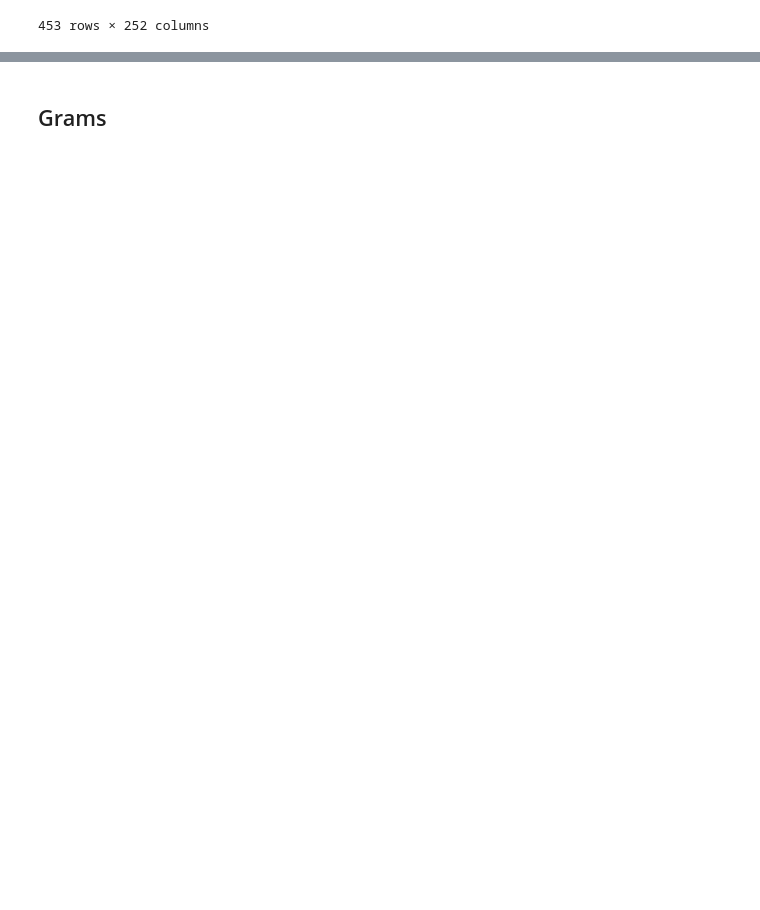
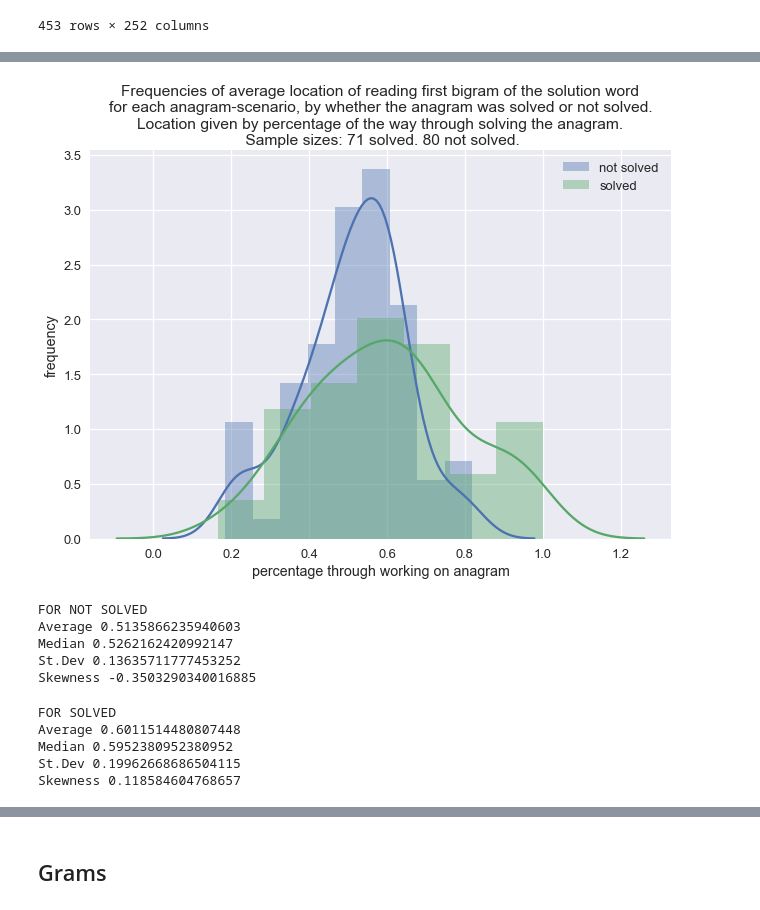
Before and after one commit to jessebmurray/eyetracking, a Jupyter notebook: par_data_total.ipynb, the cells around one changed output, grey strips where cells are left out. Saved outputs shown, nothing was run; the diff lists cells and outputs as text; code cells hidden in the pictures; blank space fills up the shorter version.

```diff
--- a/par_data_total.ipynb
+++ b/par_data_total.ipynb
@@ -728,0 +783,28 @@ X_fivegrams # (sub L - 4)
+# %%
+one_first_locations = list()
+one_first_sizes = list()
+one_first_locations_not = list()
+one_first_sizes_not = list()
+for i in range(N):
+    bigrams_len = len(X_ones_first[i])
+    if Y[i] == 1 and (1 in X_ones_first[i]):  # if solved and has a 1 in X_ones_first
+        indices = list()
+        for j in range(bigrams_len):
+            if X_ones_first[i][j] == 1:
+                indices.append(j + 1)
+        average_loc = sum(indices) / len(indices)
+        percentage_loc = average_loc / bigrams_len
+
+        one_first_sizes.append(len(indices))
+        one_first_locations.append(percentage_loc)
+
+    elif Y[i] == 0 and (1 in X_ones_first[i]):  # if not solved and has a 1 in X_ones_first
+        indices = list()
+        for j in range(bigrams_len):
+            if X_ones_first[i][j] == 1:
+                indices.append(j + 1)
+        average_loc = sum(indices) / len(indices)
+        percentage_loc = average_loc / bigrams_len
+
+        one_first_sizes_not.append(len(indices))
+        one_first_locations_not.append(percentage_loc)
@@ -728,0 +814,32 @@ X_fivegrams # (sub L - 4)
+# %%
+sns.distplot(one_first_locations_not, label='not solved')
+sns.distplot(one_first_locations, label='solved')
+plt.title('Frequencies of average location of reading first bigram of the solution word\n\
+for each anagram-scenario, by whether the anagram was solved or not solved.\n\
+Location given by percentage of the way through solving the anagram.\n Sample sizes: ' + \
+          str(len(one_first_locations)) + ' solved. ' + str(len(one_first_locations_not)) + \
+          ' not solved.')
+plt.xlabel('percentage through working on anagram')
+plt.ylabel('frequency')
+plt.legend()
+plt.show()
+# %% [output]
+[figure, added]
+# %%
+print('FOR NOT SOLVED')
+avg_median_stdev_skewness(one_first_locations_not)
+# %% [output]
+FOR NOT SOLVED
+Average 0.5135866235940603
+Median 0.5262162420992147
+St.Dev 0.13635711777453252
+Skewness -0.3503290340016885
+# %%
+print('FOR SOLVED')
+avg_median_stdev_skewness(one_first_locations)
+# %% [output]
+FOR SOLVED
+Average 0.6011514480807448
+Median 0.5952380952380952
+St.Dev 0.19962668686504115
+Skewness 0.118584604768657
```
Also changed, not shown: parts of 24 cells of this notebook.
